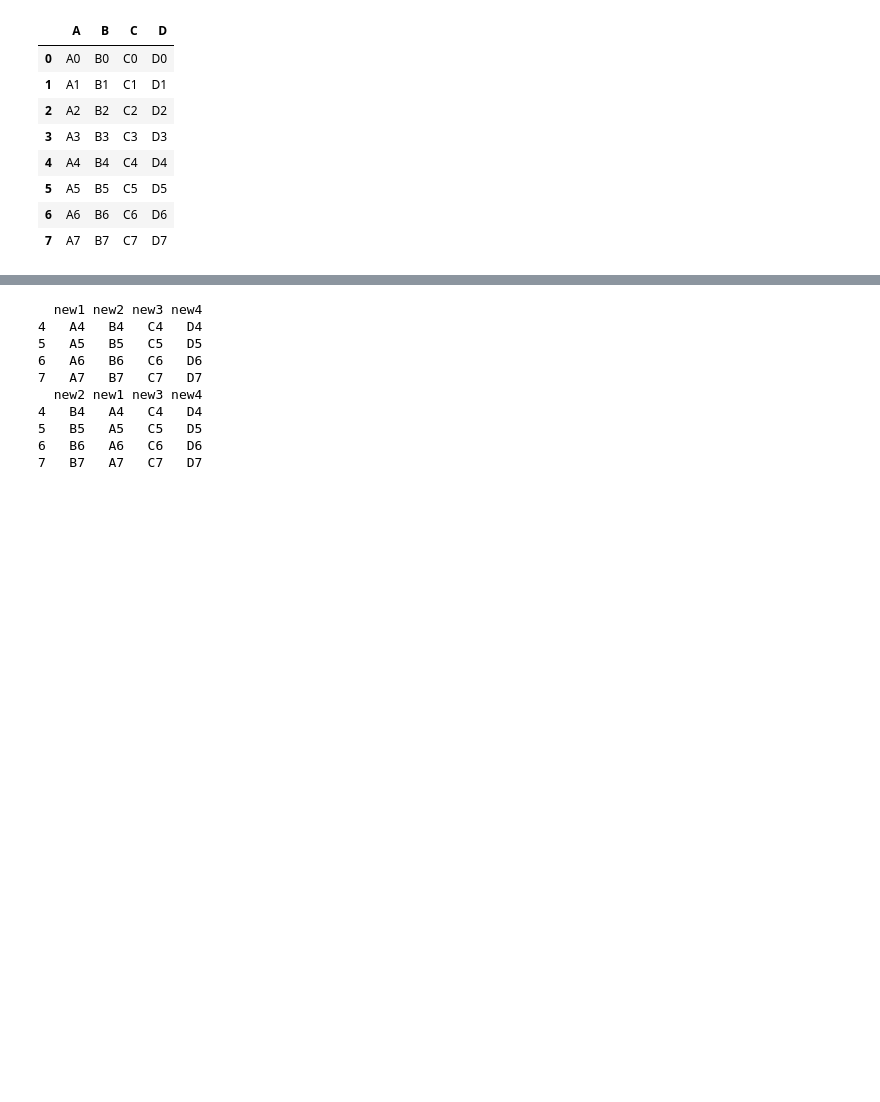
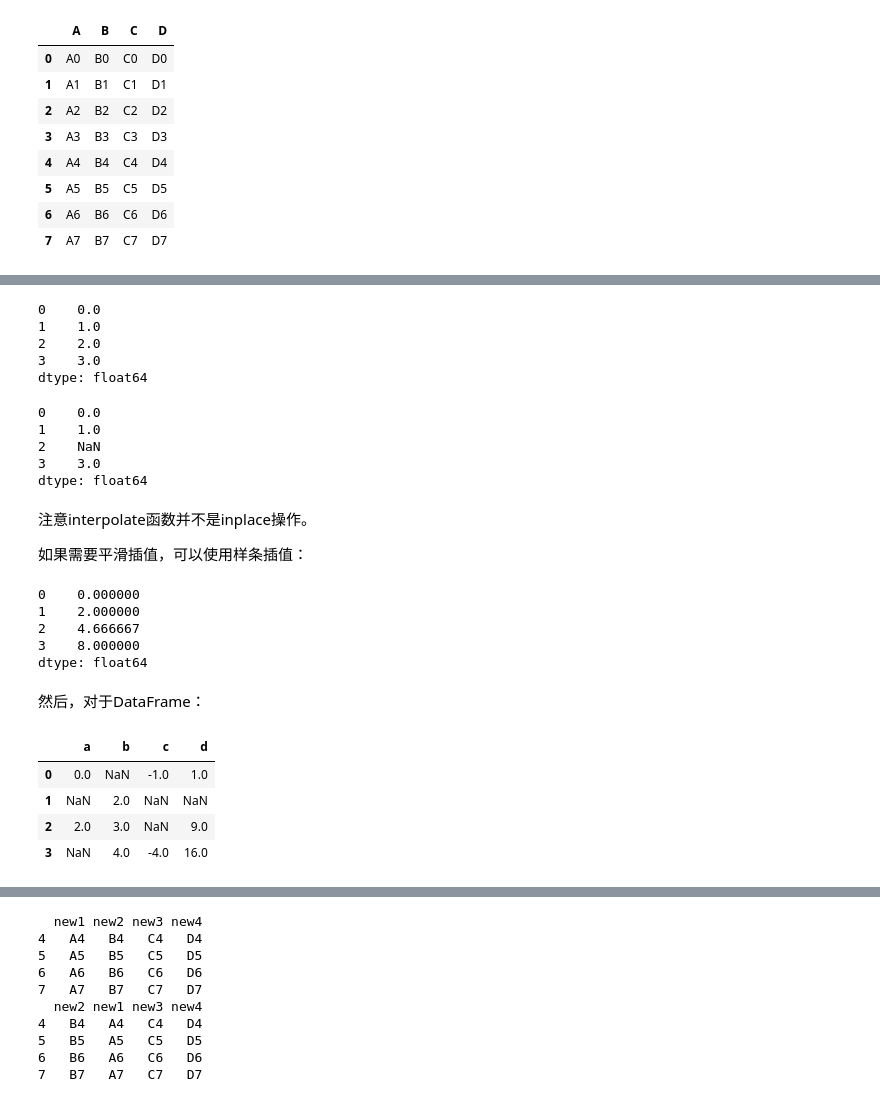
Before and after one commit to iHeadWater/hydrus, a Jupyter notebook: 2-pandas-examples/basic-pandas.ipynb, the cells around one changed output, grey strips where cells are left out. Drawn from its saved outputs; the diff is of its cells as text; code cells hidden in the pictures; blank space fills up the shorter version.

```diff
--- a/2-pandas-examples/basic-pandas.ipynb
+++ b/2-pandas-examples/basic-pandas.ipynb
@@ -456,0 +653,47 @@ result
+# %%
+import pandas as pd
+import numpy as np
+s = pd.Series([0, 1, np.nan, 3])
+s.interpolate()
+# %% [output]
+0    0.0
+1    1.0
+2    2.0
+3    3.0
+dtype: float64
+# %%
+s
+# %% [output]
+0    0.0
+1    1.0
+2    NaN
+3    3.0
+dtype: float64
+# %% [markdown]
+注意interpolate函数并不是inplace操作。
+
+如果需要平滑插值，可以使用样条插值：
+# %%
+s = pd.Series([0, 2, np.nan, 8])
+s.interpolate(method='polynomial', order=2)
+# %% [output]
+0    0.000000
+1    2.000000
+2    4.666667
+3    8.000000
+dtype: float64
+# %% [markdown]
+然后，对于DataFrame：
+# %%
+df = pd.DataFrame([(0.0, np.nan, -1.0, 1.0),
+                   (np.nan, 2.0, np.nan, np.nan),
+                   (2.0, 3.0, np.nan, 9.0),
+                   (np.nan, 4.0, -4.0, 16.0)],
+                  columns=list('abcd'))
+df
+# %% [output]
+|  | a | b | c | d |
+| 0 | 0.0 | NaN | -1.0 | 1.0 |
+| 1 | NaN | 2.0 | NaN | NaN |
+| 2 | 2.0 | 3.0 | NaN | 9.0 |
+| 3 | NaN | 4.0 | -4.0 | 16.0 |
```
Also changed, not shown: parts of 46 cells of this notebook, 5 other files.
